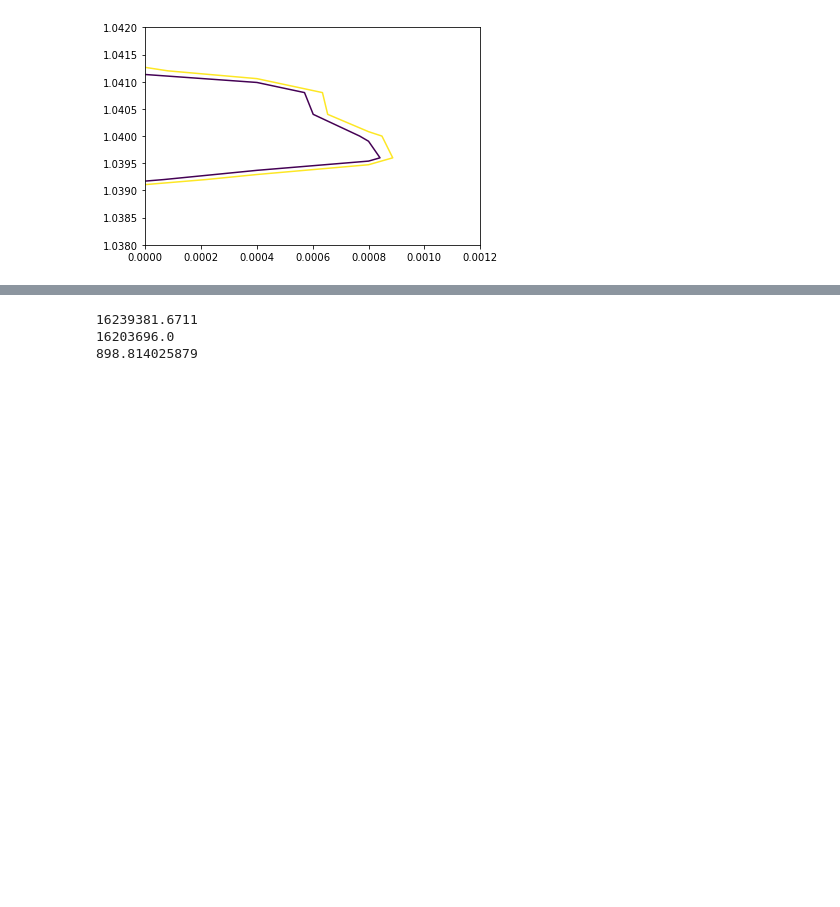
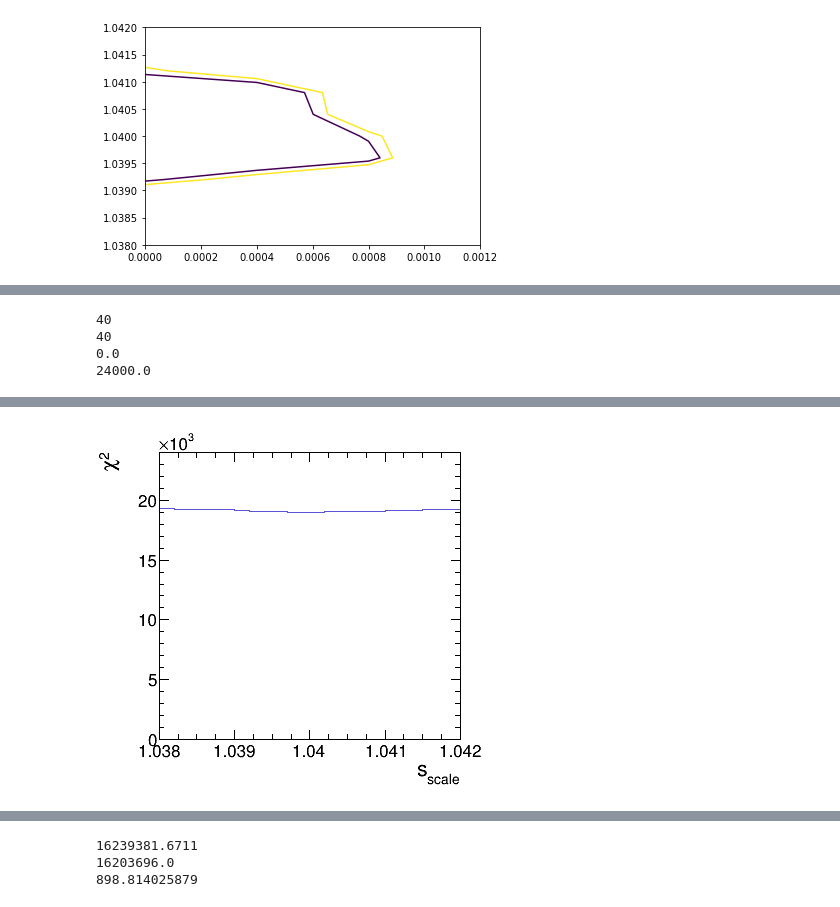
Before and after one commit to mbandrews/h2aa, a Jupyter notebook: zeeAnalysis/zee_plots-ss-syst-contour2.ipynb, the cells around one changed output, grey strips where cells are left out. Drawn from its saved outputs; the diff is of its cells as text; code cells hidden in the pictures; blank space fills up the shorter version.

```diff
--- a/zeeAnalysis/zee_plots-ss-syst-contour2.ipynb
+++ b/zeeAnalysis/zee_plots-ss-syst-contour2.ipynb
@@ -789,0 +843,55 @@ Info in <TCanvas::Print>: pdf file Plots/massreg/v13/DYToEE_data2017obg2017-dy_e
+# %%
+k = 'x'
+
+dozoom = False
+#dozoom = True
+
+print(hproj['src'].GetNbinsX())
+print(hproj['src'].GetNbinsY())
+#hproj[k] = hproj['src'].ProjectionX(k, 20, 21)
+hproj[k] = hproj['src'].ProjectionY(k, 1, 1)
+cproj[k] = ROOT.TCanvas(k, k, 400, 400)
+ymax = 1.2*hproj[k].GetMaximum()
+ROOT.gPad.SetBottomMargin(0.15)
+ROOT.gPad.SetLeftMargin(0.16)
+ROOT.gPad.SetRightMargin(0.08)
+ROOT.gPad.SetTopMargin(0.08)
+#ROOT.gPad.SetBottomMargin(0.1)
+
+hproj[k].GetYaxis().SetTitle('#chi^{2}')
+#hproj[k].GetYaxis().SetLabelOffset(0.01)
+hproj[k].GetYaxis().SetTitleSize(0.06)
+hproj[k].GetYaxis().SetLabelSize(0.05)
+hproj[k].GetYaxis().SetLabelFont(42)
+hproj[k].GetYaxis().SetTitleFont(42)
+hproj[k].GetYaxis().SetTitleOffset(1.3)
+if dozoom:
+    hproj[k].GetYaxis().SetRangeUser(18.8e3, 19.5e3)
+else:
+    hproj[k].GetYaxis().SetRangeUser(0., 24.e3)
+
+hproj[k].GetYaxis().SetMaxDigits(3)
+#hproj[k].GetYaxis().SetNdivisions(-606)
+#hproj[k].GetYaxis().SetNdivisions(-402)
+hproj[k].GetYaxis().SetNdivisions(505)
+
+hproj[k].GetXaxis().SetTitleSize(0.06)
+hproj[k].GetXaxis().SetLabelSize(0.05)
+hproj[k].GetXaxis().SetLabelFont(42)
+hproj[k].GetXaxis().SetTitleFont(42)
+hproj[k].GetXaxis().SetTitleOffset(1.)
+
+print(hproj[k].GetMinimum())
+print(hproj[k].GetMaximum())
+
+#hproj[k].GetYaxis().SetRangeUser(0, ymax)
+hproj[k].SetLineColor(9)
+hproj[k].Draw('hist')
+cproj[k].Draw()
+
+cproj[k].Print('%s/chi2_proj_scale_best-smear%s.pdf'%(plot_dir, '_zoom' if dozoom else ''))
+# %% [output]
+40
+40
+0.0
+24000.0
@@ -789,0 +901 @@ Info in <TCanvas::Print>: pdf file Plots/massreg/v13/DYToEE_data2017obg2017-dy_e
+[figure, added]
```
Also changed, not shown: parts of 14 cells of this notebook, 37 other files.
